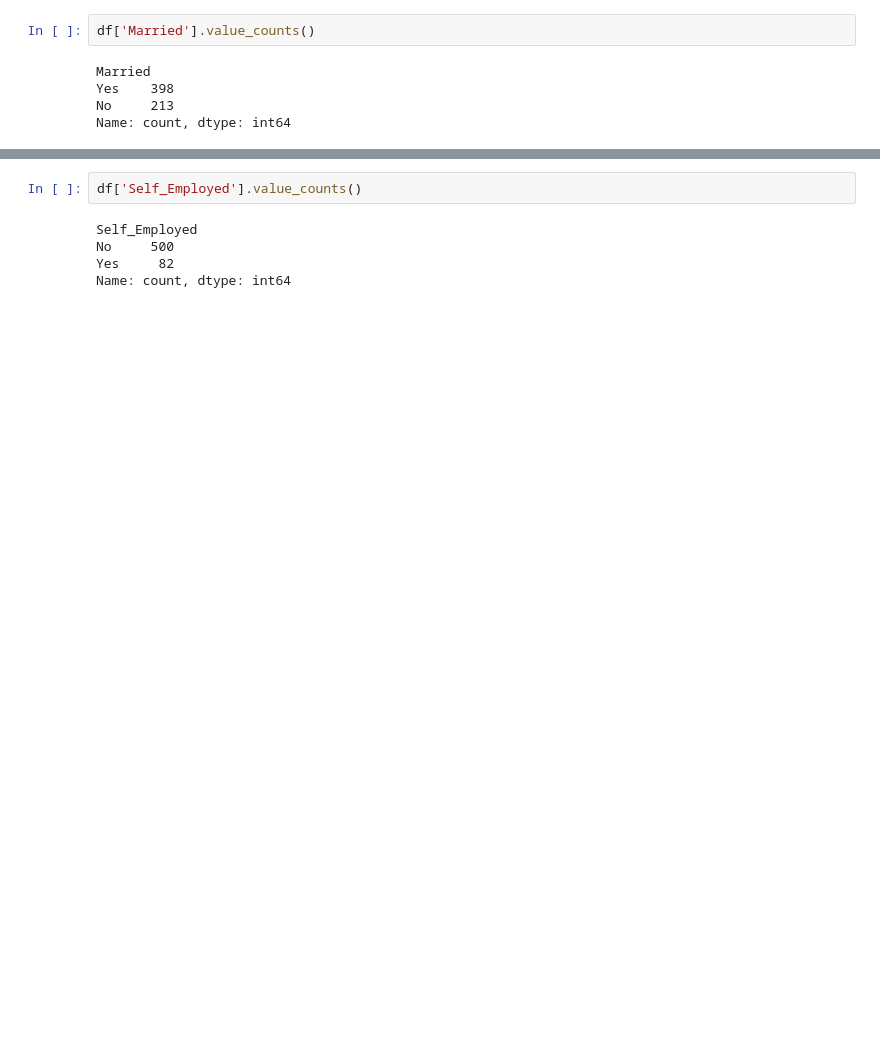
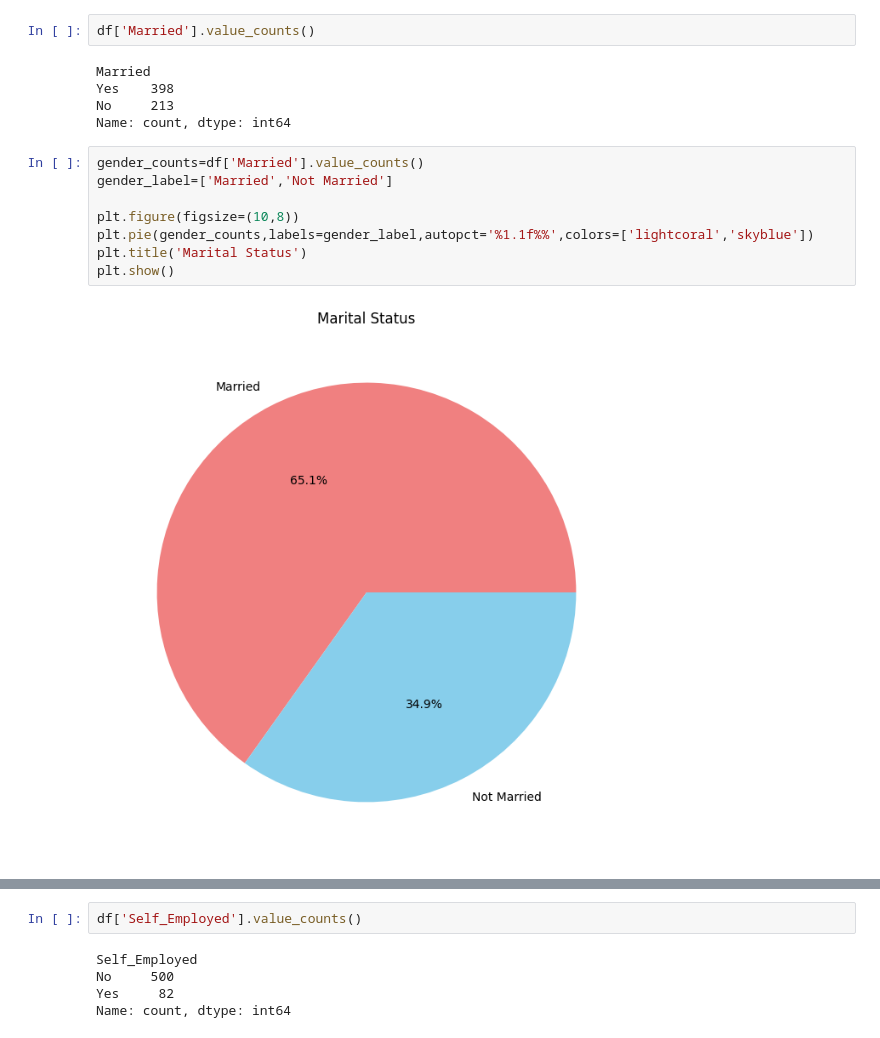
Before and after one commit to asna-v-a/loan_approval_prediction_using_classification, a Jupyter notebook: notebook/02_loan_approval_prediction_using_naive_bayes.ipynb, the cells around one changed output, grey strips where cells are left out. Drawn from its saved outputs; the diff is of its cells as text; blank space fills up the shorter version.

```diff
--- a/notebook/02_loan_approval_prediction_using_naive_bayes.ipynb
+++ b/notebook/02_loan_approval_prediction_using_naive_bayes.ipynb
@@ -120,4 +134,14 @@ Married
 Yes    398
 No     213
 Name: count, dtype: int64
+# %%
+gender_counts=df['Married'].value_counts()
+gender_label=['Married','Not Married']
+
+plt.figure(figsize=(10,8))
+plt.pie(gender_counts,labels=gender_label,autopct='%1.1f%%',colors=['lightcoral','skyblue'])
+plt.title('Marital Status')
+plt.show()
+# %% [output]
+[figure, added]
 # %%
```
Also changed, not shown: parts of 42 cells of this notebook, 4 other files.
